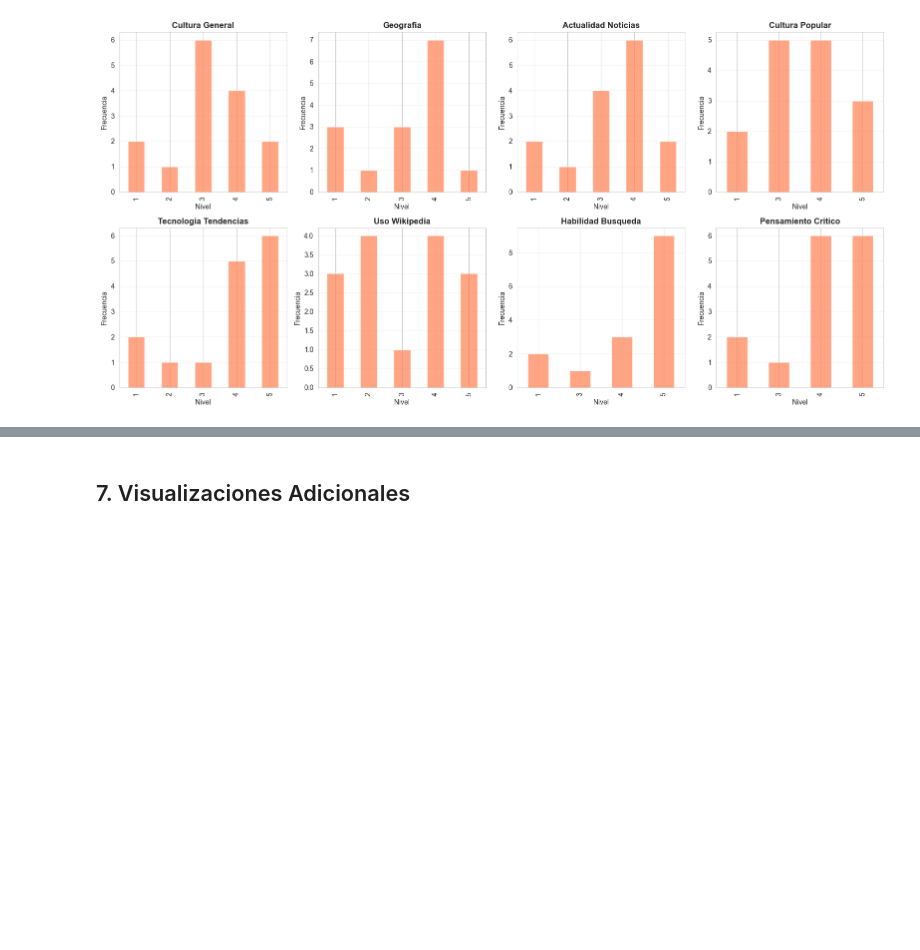
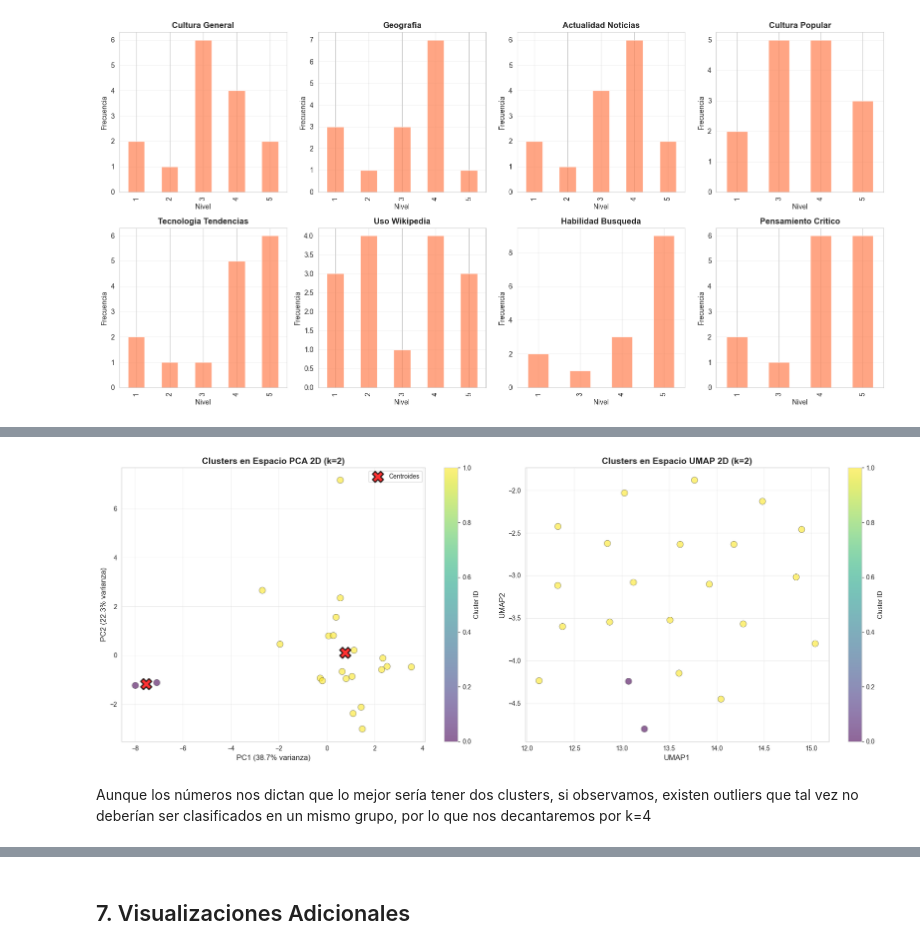
Before and after one commit to alonso02rupa/SpyGame, a Jupyter notebook: estudio/Estudio.ipynb, the cells around one changed output, grey strips where cells are left out. Saved outputs shown, nothing was run; the diff lists cells and outputs as text; code cells hidden in the pictures; blank space fills up the shorter version.

```diff
--- a/estudio/Estudio.ipynb
+++ b/estudio/Estudio.ipynb
@@ -360,0 +1173,48 @@ plt.show()
+# %%
+### 9.3 Visualización de Clusters
+
+# Reducir a 2D con PCA para visualización
+pca_2d = PCA(n_components=2)
+Z_u_2d = pca_2d.fit_transform(Z_u)
+
+fig, axes = plt.subplots(1, 2, figsize=(18, 7))
+
+# Plot 1: PCA 2D con clusters
+scatter = axes[0].scatter(Z_u_2d[:, 0], Z_u_2d[:, 1], c=cluster_labels,
+                          cmap='viridis', s=100, alpha=0.6, edgecolors='black', linewidth=0.5)
+axes[0].scatter(kmeans_final.cluster_centers_[:, 0], kmeans_final.cluster_centers_[:, 1],
+                c='red', s=300, alpha=0.8, marker='X', edgecolors='black', linewidth=2, label='Centroides')
+axes[0].set_xlabel(f'PC1 ({pca_2d.explained_variance_ratio_[0]:.1%} varianza)', fontsize=12)
+axes[0].set_ylabel(f'PC2 ({pca_2d.explained_variance_ratio_[1]:.1%} varianza)', fontsize=12)
+axes[0].set_title(f'Clusters en Espacio PCA 2D (k={k_optimal})', fontweight='bold', fontsize=14)
+axes[0].legend()
+axes[0].grid(alpha=0.3)
+plt.colorbar(scatter, ax=axes[0], label='Cluster ID')
+
+# Plot 2: UMAP 2D con clusters (si está disponible)
+if umap_available:
+    scatter2 = axes[1].scatter(Z_u_umap_2d[:, 0], Z_u_umap_2d[:, 1], c=cluster_labels,
+                               cmap='viridis', s=100, alpha=0.6, edgecolors='black', linewidth=0.5)
+    axes[1].set_xlabel('UMAP1', fontsize=12)
+    axes[1].set_ylabel('UMAP2', fontsize=12)
+    axes[1].set_title(f'Clusters en Espacio UMAP 2D (k={k_optimal})', fontweight='bold', fontsize=14)
+    axes[1].grid(alpha=0.3)
+    plt.colorbar(scatter2, ax=axes[1], label='Cluster ID')
+else:
+    # Si no hay UMAP, mostrar distribución de clusters
+    axes[1].bar(cluster_counts.index, cluster_counts.values, color='steelblue', alpha=0.7, edgecolor='black')
+    axes[1].set_xlabel('Cluster ID', fontsize=12)
+    axes[1].set_ylabel('Número de Usuarios', fontsize=12)
+    axes[1].set_title('Distribución de Usuarios por Cluster', fontweight='bold', fontsize=14)
+    axes[1].grid(axis='y', alpha=0.3)
+
+    # Añadir etiquetas de valor
+    for i, v in enumerate(cluster_counts.values):
+        axes[1].text(cluster_counts.index[i], v + 0.5, str(v), ha='center', va='bottom', fontweight='bold')
+
+plt.tight_layout()
+plt.show()
+# %% [output]
+[figure, added]
+# %% [markdown]
+Aunque los números nos dictan que lo mejor sería tener dos clusters, si observamos, existen outliers que tal vez no deberían ser clasificados en un mismo grupo, por lo que nos decantaremos por k=4
```
Also changed, not shown: parts of 22 cells of this notebook, 33 other files.
